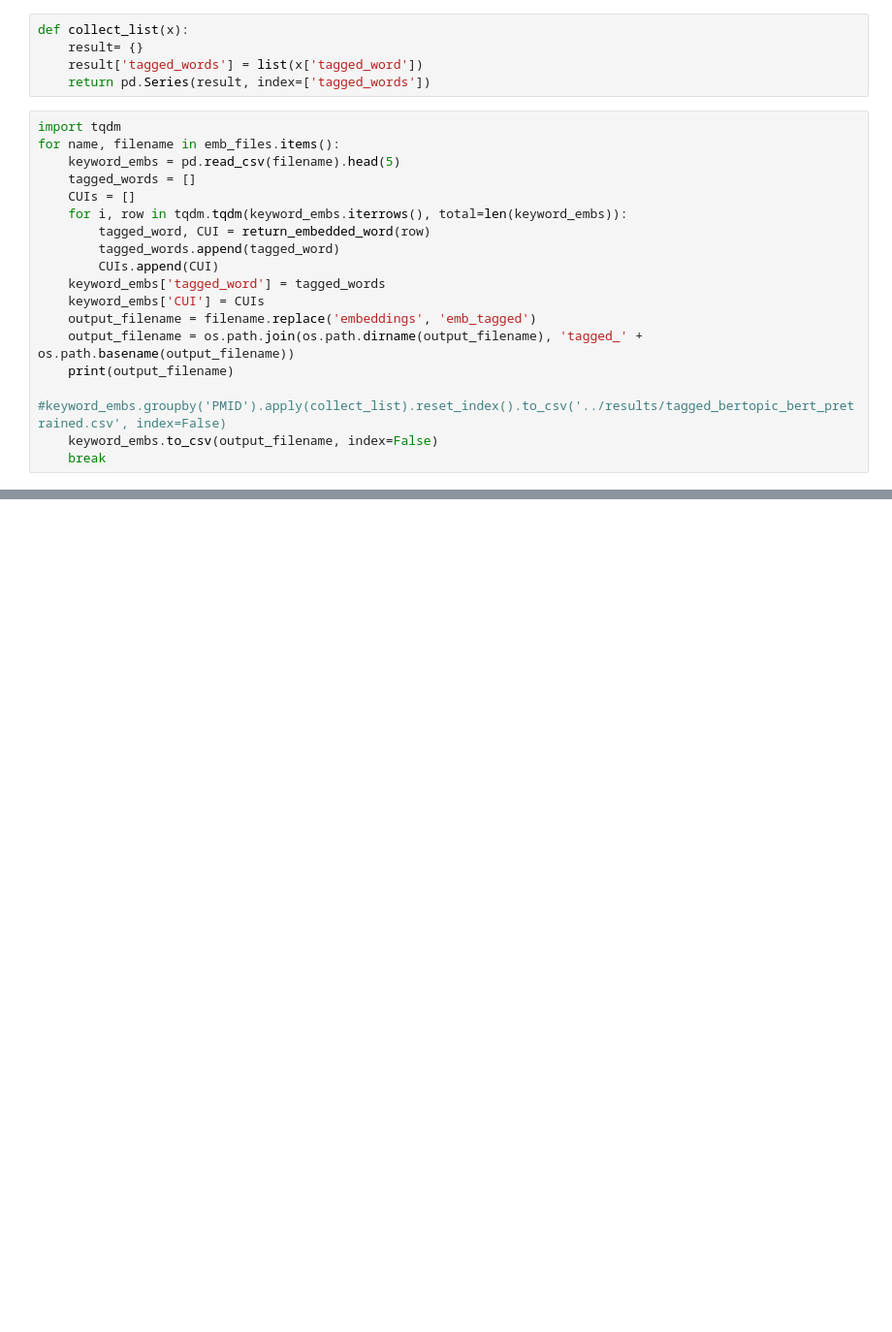
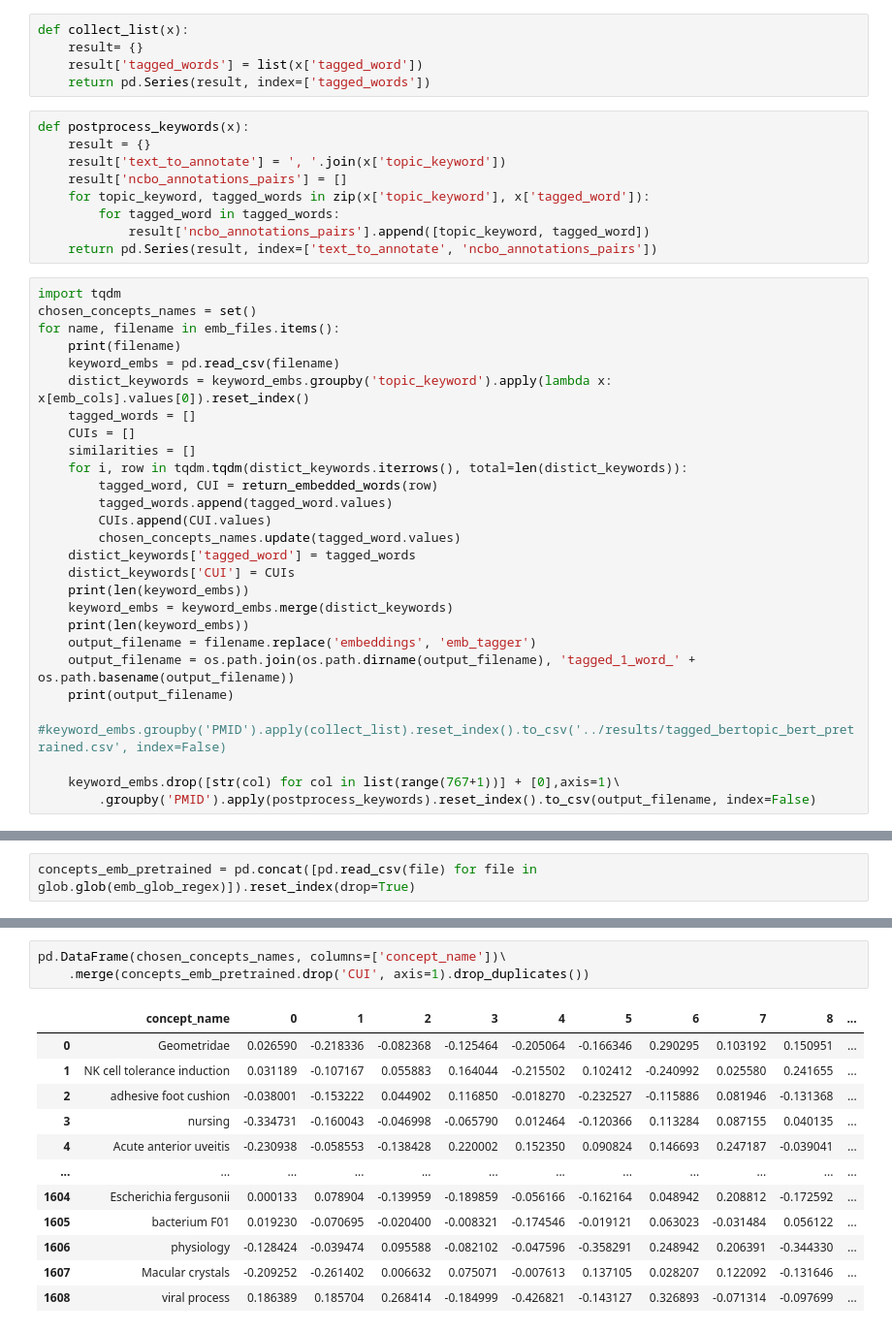
Before and after one commit to hadaszm/NLP, a Jupyter notebook: emb_tagger/tagging_colab.ipynb, the cells around one changed output, grey strips where cells are left out. Shown: that part at 97% size. Cells and saved outputs as stored; diff of their text form; blank space fills up the shorter version.

```diff
--- a/emb_tagger/tagging_colab.ipynb
+++ b/emb_tagger/tagging_colab.ipynb
@@ -67,22 +77,40 @@ def collect_list(x):
     result= {}
     result['tagged_words'] = list(x['tagged_word'])
     return pd.Series(result, index=['tagged_words'])
+# %%
+def postprocess_keywords(x):
+    result = {}
+    result['text_to_annotate'] = ', '.join(x['topic_keyword'])
+    result['ncbo_annotations_pairs'] = []
+    for topic_keyword, tagged_words in zip(x['topic_keyword'], x['tagged_word']):
+        for tagged_word in tagged_words:
+            result['ncbo_annotations_pairs'].append([topic_keyword, tagged_word])
+    return pd.Series(result, index=['text_to_annotate', 'ncbo_annotations_pairs'])
 # %%
 import tqdm
+chosen_concepts_names = set()
 for name, filename in emb_files.items():
-    keyword_embs = pd.read_csv(filename).head(5)
+    print(filename)
+    keyword_embs = pd.read_csv(filename)
+    distict_keywords = keyword_embs.groupby('topic_keyword').apply(lambda x: x[emb_cols].values[0]).reset_index()
     tagged_words = []
     CUIs = []
-    for i, row in tqdm.tqdm(keyword_embs.iterrows(), total=len(keyword_embs)):
-        tagged_word, CUI = return_embedded_word(row)
-        tagged_words.append(tagged_word)
-        CUIs.append(CUI)
-    keyword_embs['tagged_word'] = tagged_words
-    keyword_embs['CUI'] = CUIs
-    output_filename = filename.replace('embeddings', 'emb_tagged')
-    output_filename = os.path.join(os.path.dirname(output_filename), 'tagged_' + os.path.basename(output_filename))
+    similarities = []
+    for i, row in tqdm.tqdm(distict_keywords.iterrows(), total=len(distict_keywords)):
+        tagged_word, CUI = return_embedded_words(row)
+        tagged_words.append(tagged_word.values)
+        CUIs.append(CUI.values)
+        chosen_concepts_names.update(tagged_word.values)
+    distict_keywords['tagged_word'] = tagged_words
+    distict_keywords['CUI'] = CUIs
+    print(len(keyword_embs))
+    keyword_embs = keyword_embs.merge(distict_keywords)
+    print(len(keyword_embs))
+    output_filename = filename.replace('embeddings', 'emb_tagger')
+    output_filename = os.path.join(os.path.dirname(output_filename), 'tagged_1_word_' + os.path.basename(output_filename))
     print(output_filename)
     #keyword_embs.groupby('PMID').apply(collect_list).reset_index().to_csv('../results/tagged_bertopic_bert_pretrained.csv', index=False)
-    keyword_embs.to_csv(output_filename, index=False)
-    break
+
+    keyword_embs.drop([str(col) for col in list(range(767+1))] + [0],axis=1)\
+        .groupby('PMID').apply(postprocess_keywords).reset_index().to_csv(output_filename, index=False)
 # %% [output]
@@ -91,0 +133,2 @@ keyword_embs
+# %%
+concepts_emb_pretrained = pd.concat([pd.read_csv(file) for file in glob.glob(emb_glob_regex)]).reset_index(drop=True)
@@ -91,0 +139,16 @@ keyword_embs
+# %%
+pd.DataFrame(chosen_concepts_names, columns=['concept_name'])\
+    .merge(concepts_emb_pretrained.drop('CUI', axis=1).drop_duplicates())
+# %% [output]
+|  | concept_name | 0 | 1 | 2 | 3 | 4 | 5 | 6 | 7 | 8 | ... |
+| 0 | Geometridae | 0.026590 | -0.218336 | -0.082368 | -0.125464 | -0.205064 | -0.166346 | 0.290295 | 0.103192 | 0.150951 | ... |
+| 1 | NK cell tolerance induction | 0.031189 | -0.107167 | 0.055883 | 0.164044 | -0.215502 | 0.102412 | -0.240992 | 0.025580 | 0.241655 | ... |
+| 2 | adhesive foot cushion | -0.038001 | -0.153222 | 0.044902 | 0.116850 | -0.018270 | -0.232527 | -0.115886 | 0.081946 | -0.131368 | ... |
+| 3 | nursing | -0.334731 | -0.160043 | -0.046998 | -0.065790 | 0.012464 | -0.120366 | 0.113284 | 0.087155 | 0.040135 | ... |
+| 4 | Acute anterior uveitis | -0.230938 | -0.058553 | -0.138428 | 0.220002 | 0.152350 | 0.090824 | 0.146693 | 0.247187 | -0.039041 | ... |
+| ... | ... | ... | ... | ... | ... | ... | ... | ... | ... | ... | ... |
+| 1604 | Escherichia fergusonii | 0.000133 | 0.078904 | -0.139959 | -0.189859 | -0.056166 | -0.162164 | 0.048942 | 0.208812 | -0.172592 | ... |
+| 1605 | bacterium F01 | 0.019230 | -0.070695 | -0.020400 | -0.008321 | -0.174546 | -0.019121 | 0.063023 | -0.031484 | 0.056122 | ... |
+| 1606 | physiology | -0.128424 | -0.039474 | 0.095588 | -0.082102 | -0.047596 | -0.358291 | 0.248942 | 0.206391 | -0.344330 | ... |
+| 1607 | Macular crystals | -0.209252 | -0.261402 | 0.006632 | 0.075071 | -0.007613 | 0.137105 | 0.028207 | 0.122092 | -0.131646 | ... |
+| 1608 | viral process | 0.186389 | 0.185704 | 0.268414 | -0.184999 | -0.426821 | -0.143127 | 0.326893 | -0.071314 | -0.097699 | ... |
```
Also changed, not shown: parts of 14 cells of this notebook, 5 other files.
